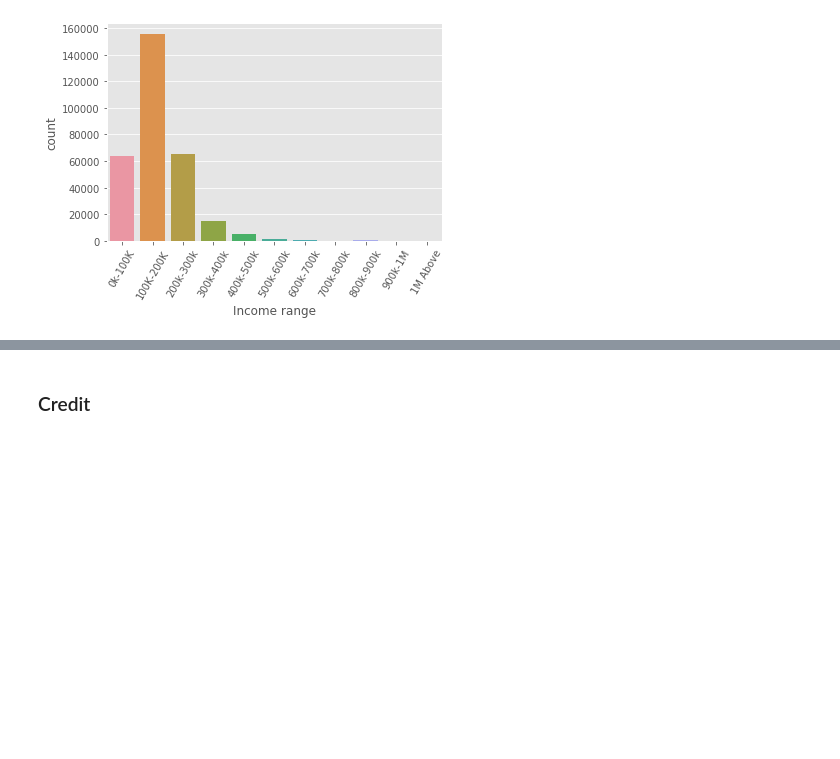
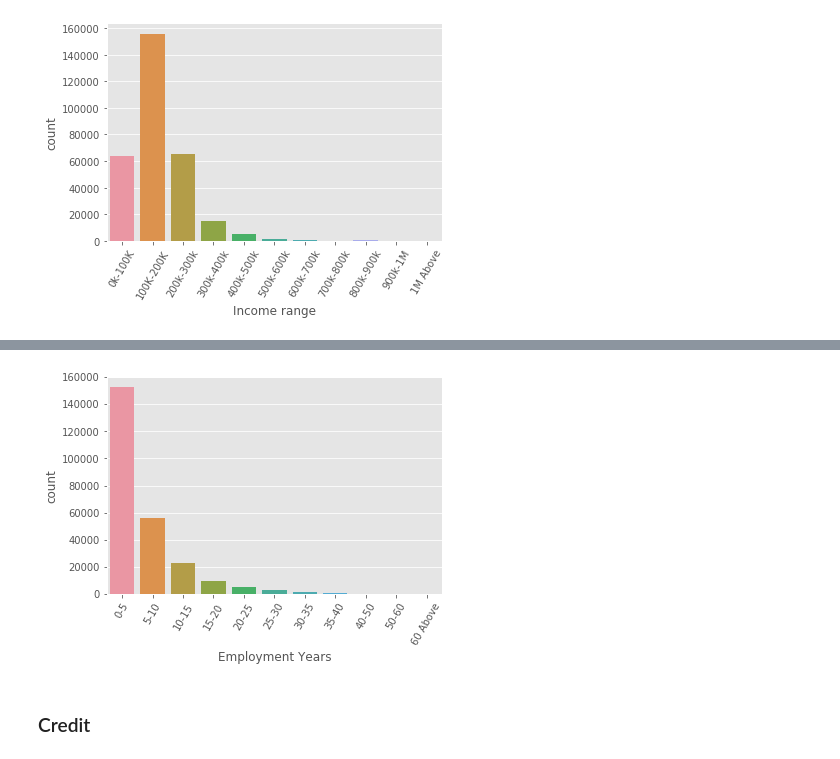
Before and after one commit to sunny0103/personal_project_kaggle, a Jupyter notebook: bank_loan/bank Loan EDA.ipynb, the cells around one changed output, grey strips where cells are left out. Saved outputs shown, nothing was run; the diff lists cells and outputs as text; code cells hidden in the pictures; blank space fills up the shorter version.

```diff
--- a/bank_loan/bank Loan EDA.ipynb
+++ b/bank_loan/bank Loan EDA.ipynb
@@ -429,0 +452,7 @@ Name: AGE_GROUP, dtype: int64
+# %%
+applicationDF['DAYS_EMPLOYED']=abs(applicationDF['DAYS_EMPLOYED'])
+# change to years of employment
+applicationDF['years_emp']=applicationDF['DAYS_EMPLOYED']//365
+bins=[-1,5,10,15,20,25,30,35,40,50,60,100]
+labels=['0-5','5-10','10-15','15-20','20-25','25-30','30-35','35-40','40-50','50-60','60 Above']
+applicationDF['employment_year']=pd.cut(applicationDF['years_emp'],bins=bins,labels=labels)
@@ -430,3 +474,10 @@ Name: AGE_GROUP, dtype: int64
+# %%
+sns.countplot(data=applicationDF,x='employment_year')
+plt.xticks(rotation=60)
+plt.xlabel('Employment Years')
+plt.show()
+# %% [output]
+[figure, added]
 # %% [markdown]
 ### Credit
 # %%
```
Also changed, not shown: parts of 14 cells of this notebook.
